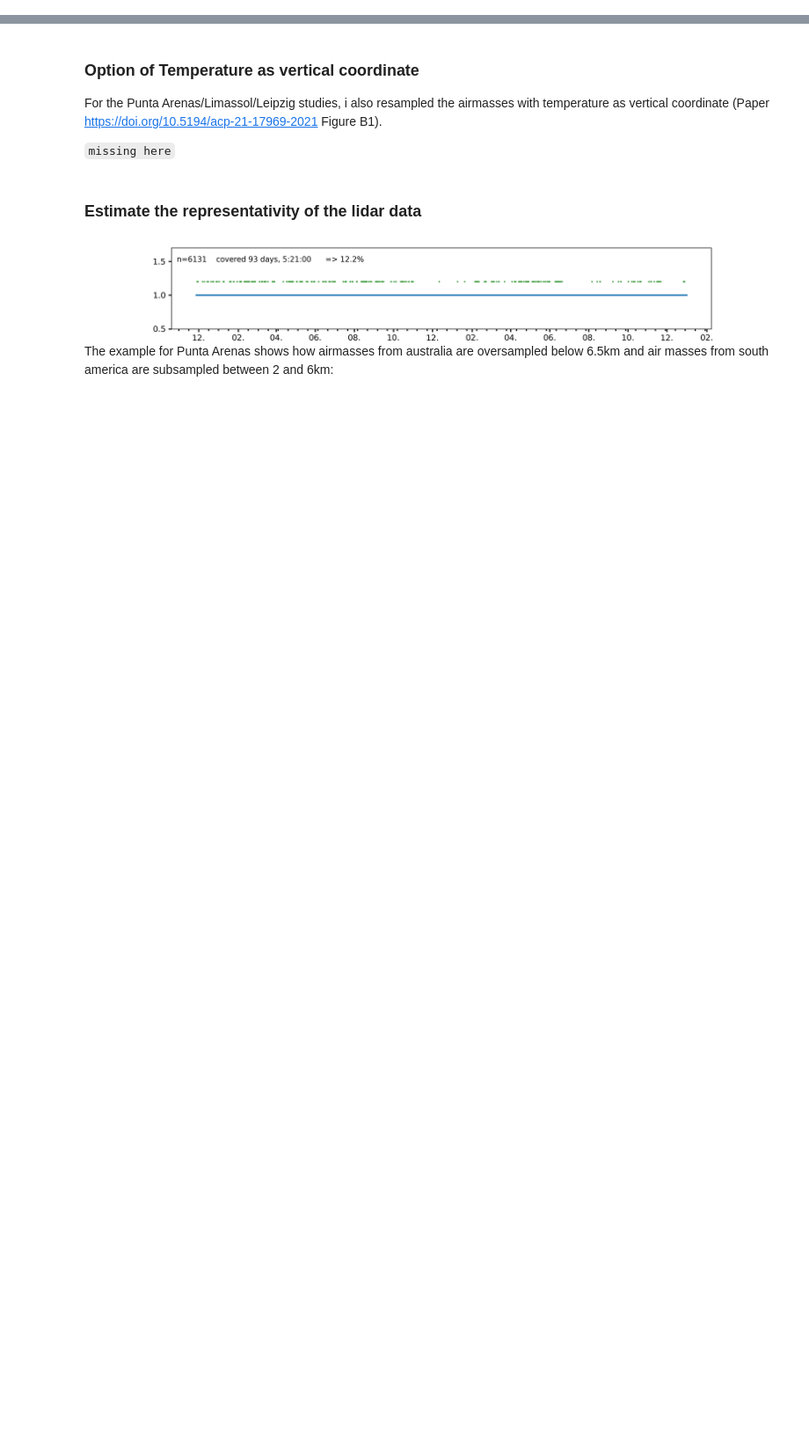
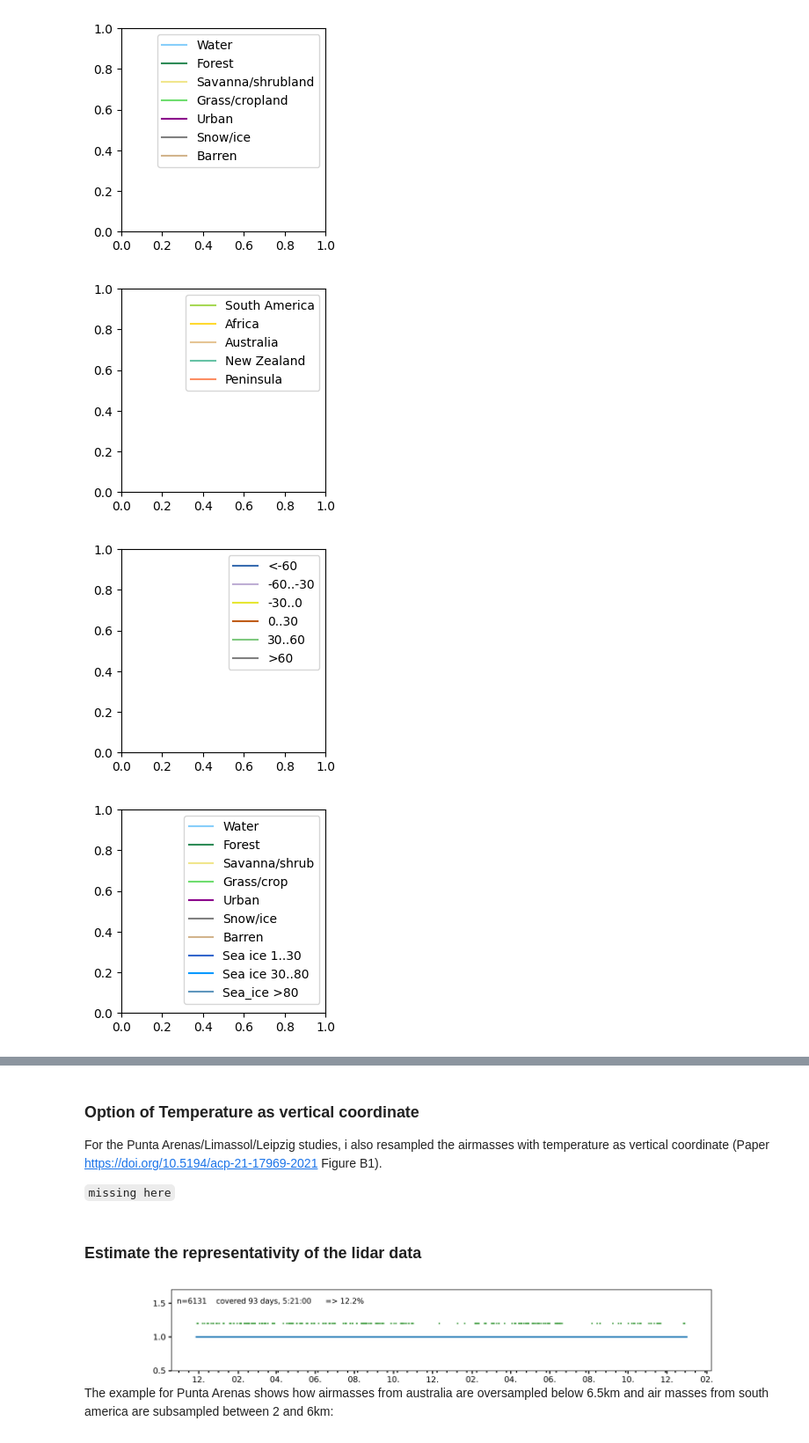
Before and after one commit to martin-rdz/trace_airmass_longterm_analysis, a Jupyter notebook: 2025-07-24_trace_longterm_neumayer_oracles.ipynb, the cells around one changed output, grey strips where cells are left out. Shown at 88% size. Cells and saved outputs as stored; diff of their text form; code cells hidden in the pictures; blank space fills up the shorter version.

```diff
--- a/2025-07-24_trace_longterm_neumayer_oracles.ipynb
+++ b/2025-07-24_trace_longterm_neumayer_oracles.ipynb
@@ -463,3 +406,42 @@ plt.savefig(fname+'.png', dpi=250)
+# %%
+def plot_legend_only(airmass_source, color):
+
+    fig, ax = plt.subplots(figsize=(3,3))
+    legend_elements = []
+    for i,e in airmass_source['var_definition'].items():
+        legend_elements.append(
+            matplotlib.lines.Line2D(
+                [], [], color=color[i], label=e))
+    ax.legend(handles=legend_elements)
+    return fig, ax
+
+fig, ax = plot_legend_only(airmass_source_ls, ls_colors)
+fname = f'{outpath}/land_surface_class'
+plt.savefig(fname+".png", dpi=250)
+plt.savefig(fname+".svg", dpi=250)
+
+fig, ax = plot_legend_only(airmass_source_gn, gn_colors)
+fname = f'{outpath}/geonames'
+plt.savefig(fname+".png", dpi=250)
+plt.savefig(fname+".svg", dpi=250)
+
+if lat_avail:
+    fig, ax = plot_legend_only(airmass_source_lat, lat_colors)
+    fname = f'{outpath}/latitudes'
+    plt.savefig(fname+".png", dpi=250)
+    plt.savefig(fname+".svg", dpi=250)
+
+
+if si_avail:
+    fig, ax = plot_legend_only(airmass_source_si, si_colors)
+    fname = f'{outpath}/sea_ice'
+    plt.savefig(fname+".png", dpi=250)
+    plt.savefig(fname+".svg", dpi=250)
+# %% [output]
+[figure, added]
+[figure, added]
+[figure, added]
+[figure, added]
 # %%
 def plot_height_profile(airmass_source, colors, logscale=True):
     height_profiles = []
```
Also changed, not shown: parts of 11 cells of this notebook.
